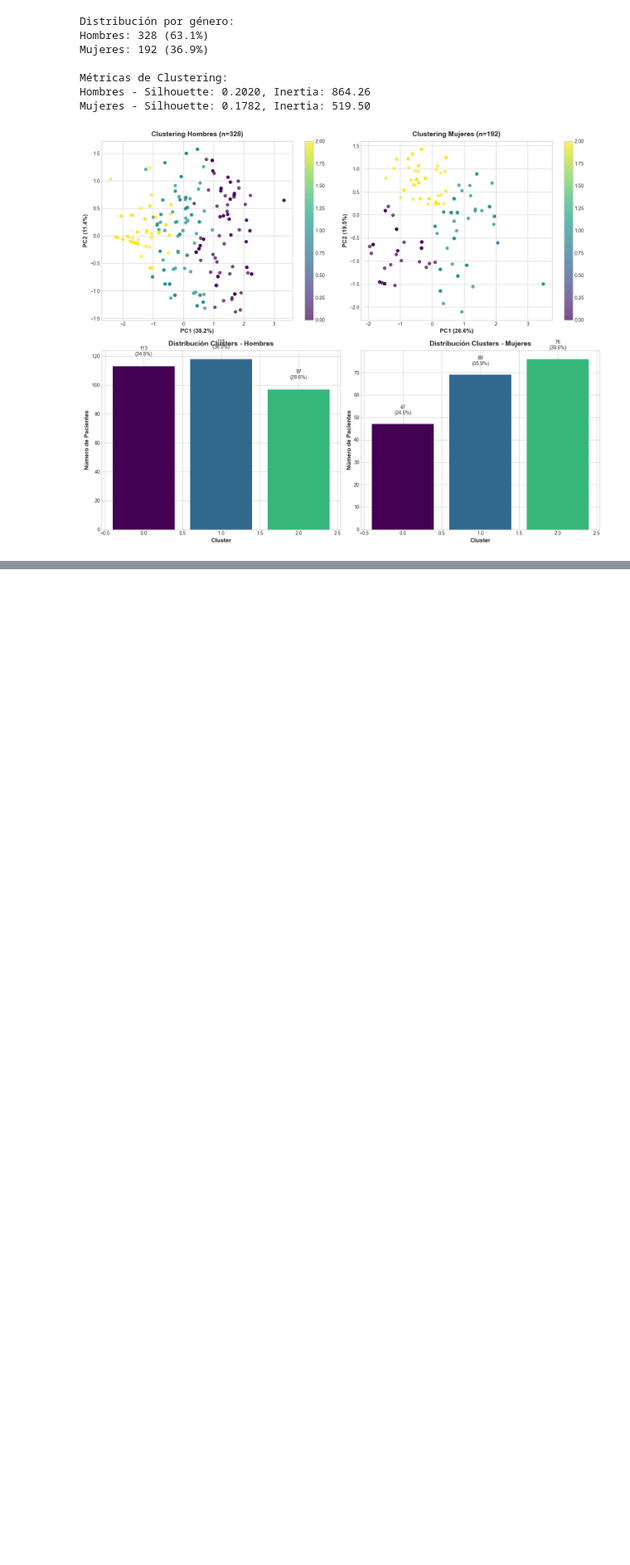
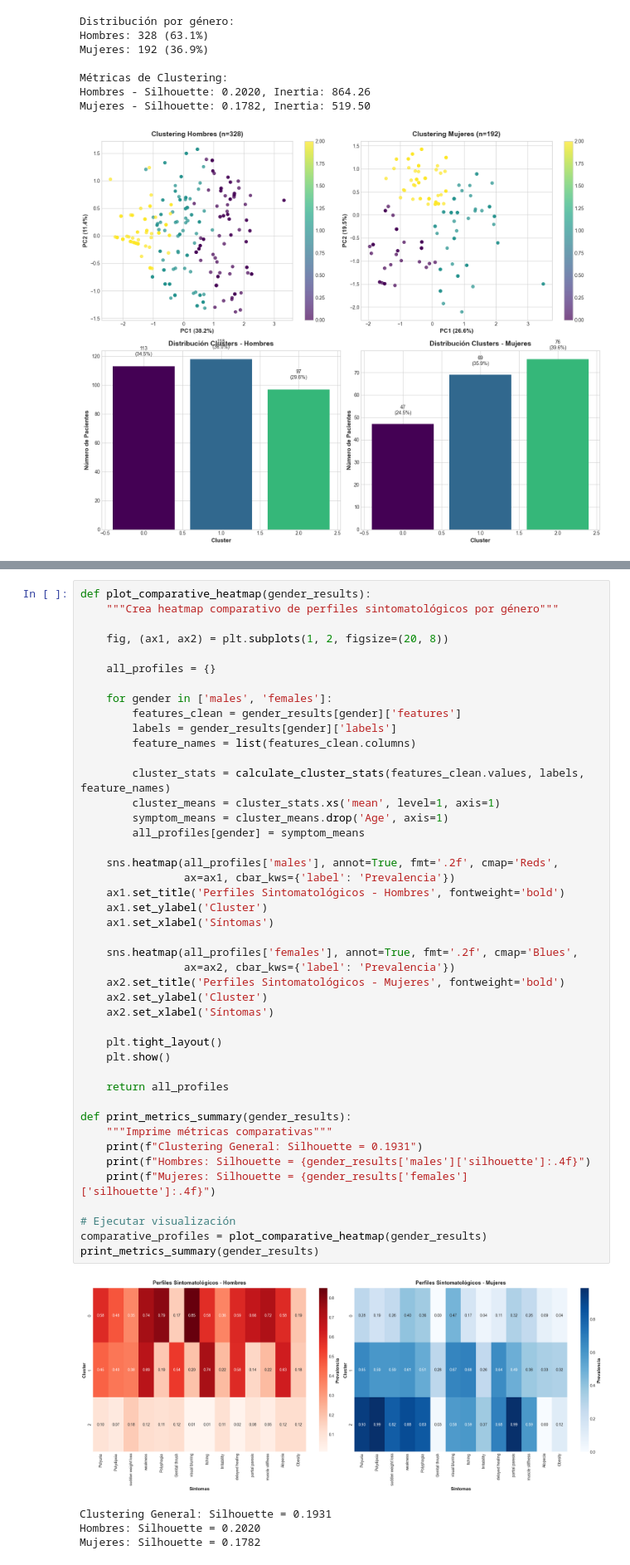
Before and after one commit to PameBlanca/FCD_UV_2025, a Jupyter notebook: Diabetes_project/notebook/02_diabetes_clustering_analysis.ipynb, the cells around one changed output, grey strips where cells are left out. Shown at 83% size. Cells and saved outputs as stored; diff of their text form; blank space fills up the shorter version.

Commit message:
Refine gender clustering

```diff
--- a/Diabetes_project/notebook/02_diabetes_clustering_analysis.ipynb
+++ b/Diabetes_project/notebook/02_diabetes_clustering_analysis.ipynb
@@ -459,0 +544,49 @@ Mujeres - Silhouette: 0.1782, Inertia: 519.50
+# %%
+def plot_comparative_heatmap(gender_results):
+    """Crea heatmap comparativo de perfiles sintomatológicos por género"""
+
+    fig, (ax1, ax2) = plt.subplots(1, 2, figsize=(20, 8))
+
+    all_profiles = {}
+
+    for gender in ['males', 'females']:
+        features_clean = gender_results[gender]['features']
+        labels = gender_results[gender]['labels']
+        feature_names = list(features_clean.columns)
+
+        cluster_stats = calculate_cluster_stats(features_clean.values, labels, feature_names)
+        cluster_means = cluster_stats.xs('mean', level=1, axis=1)
+        symptom_means = cluster_means.drop('Age', axis=1)
+        all_profiles[gender] = symptom_means
+
+    sns.heatmap(all_profiles['males'], annot=True, fmt='.2f', cmap='Reds',
+                ax=ax1, cbar_kws={'label': 'Prevalencia'})
+    ax1.set_title('Perfiles Sintomatológicos - Hombres', fontweight='bold')
+    ax1.set_ylabel('Cluster')
+    ax1.set_xlabel('Síntomas')
+
+    sns.heatmap(all_profiles['females'], annot=True, fmt='.2f', cmap='Blues',
+                ax=ax2, cbar_kws={'label': 'Prevalencia'})
+    ax2.set_title('Perfiles Sintomatológicos - Mujeres', fontweight='bold')
+    ax2.set_ylabel('Cluster')
+    ax2.set_xlabel('Síntomas')
+
+    plt.tight_layout()
+    plt.show()
+
+    return all_profiles
+
+def print_metrics_summary(gender_results):
+    """Imprime métricas comparativas"""
+    print(f"Clustering General: Silhouette = 0.1931")
+    print(f"Hombres: Silhouette = {gender_results['males']['silhouette']:.4f}")
+    print(f"Mujeres: Silhouette = {gender_results['females']['silhouette']:.4f}")
+
+# Ejecutar visualización
+comparative_profiles = plot_comparative_heatmap(gender_results)
+print_metrics_summary(gender_results)
+# %% [output]
+[figure, added]
+Clustering General: Silhouette = 0.1931
+Hombres: Silhouette = 0.2020
+Mujeres: Silhouette = 0.1782
```
Also changed, not shown: parts of 4 cells of this notebook.
